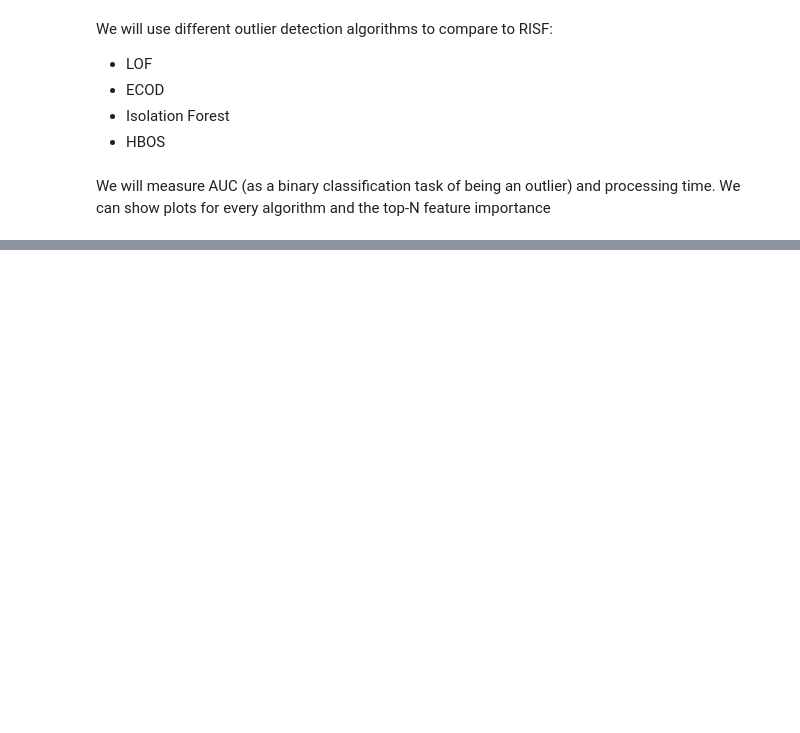
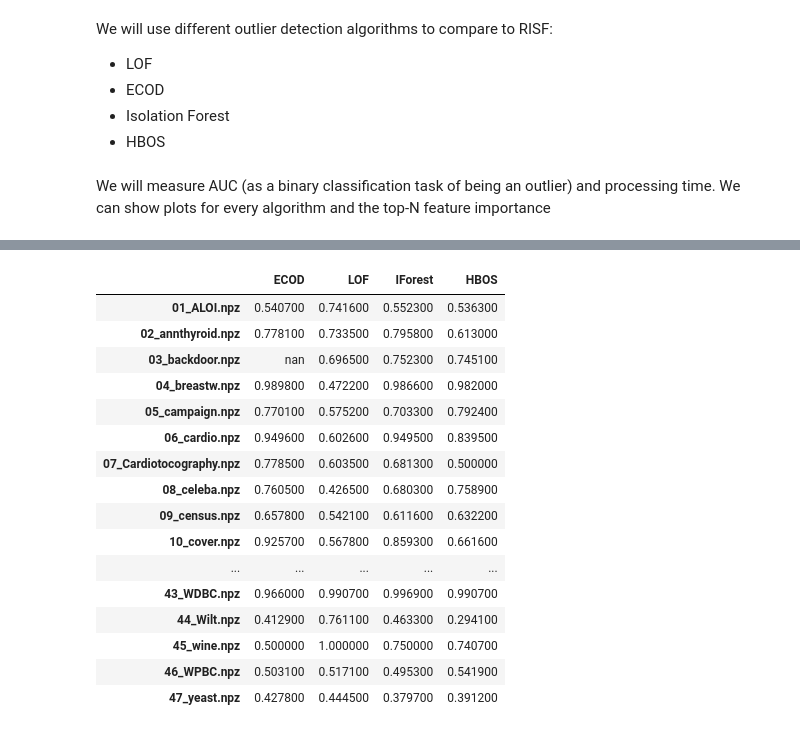
Before and after one commit to SebChw/RSIF, a Jupyter notebook: notebooks/experiment_basic.ipynb, the cells around one changed output, grey strips where cells are left out. Saved outputs shown, nothing was run; the diff lists cells and outputs as text; code cells hidden in the pictures; blank space fills up the shorter version.

```diff
--- a/notebooks/experiment_basic.ipynb
+++ b/notebooks/experiment_basic.ipynb
@@ -126,0 +270,22 @@ numpy.float64
+# %%
+test_roc = df.apply(lambda x: x.str[2])
+test_roc = test_roc.style.highlight_max(color = 'green', axis = 1)
+test_roc
+# %% [output]
+|  | ECOD | LOF | IForest | HBOS |
+| 01_ALOI.npz | 0.540700 | 0.741600 | 0.552300 | 0.536300 |
+| 02_annthyroid.npz | 0.778100 | 0.733500 | 0.795800 | 0.613000 |
+| 03_backdoor.npz | nan | 0.696500 | 0.752300 | 0.745100 |
+| 04_breastw.npz | 0.989800 | 0.472200 | 0.986600 | 0.982000 |
+| 05_campaign.npz | 0.770100 | 0.575200 | 0.703300 | 0.792400 |
+| 06_cardio.npz | 0.949600 | 0.602600 | 0.949500 | 0.839500 |
+| 07_Cardiotocography.npz | 0.778500 | 0.603500 | 0.681300 | 0.500000 |
+| 08_celeba.npz | 0.760500 | 0.426500 | 0.680300 | 0.758900 |
+| 09_census.npz | 0.657800 | 0.542100 | 0.611600 | 0.632200 |
+| 10_cover.npz | 0.925700 | 0.567800 | 0.859300 | 0.661600 |
+| ... | ... | ... | ... | ... |
+| 43_WDBC.npz | 0.966000 | 0.990700 | 0.996900 | 0.990700 |
+| 44_Wilt.npz | 0.412900 | 0.761100 | 0.463300 | 0.294100 |
+| 45_wine.npz | 0.500000 | 1.000000 | 0.750000 | 0.740700 |
+| 46_WPBC.npz | 0.503100 | 0.517100 | 0.495300 | 0.541900 |
+| 47_yeast.npz | 0.427800 | 0.444500 | 0.379700 | 0.391200 |
```
Also changed, not shown: parts of 22 cells of this notebook, 8 other files.
